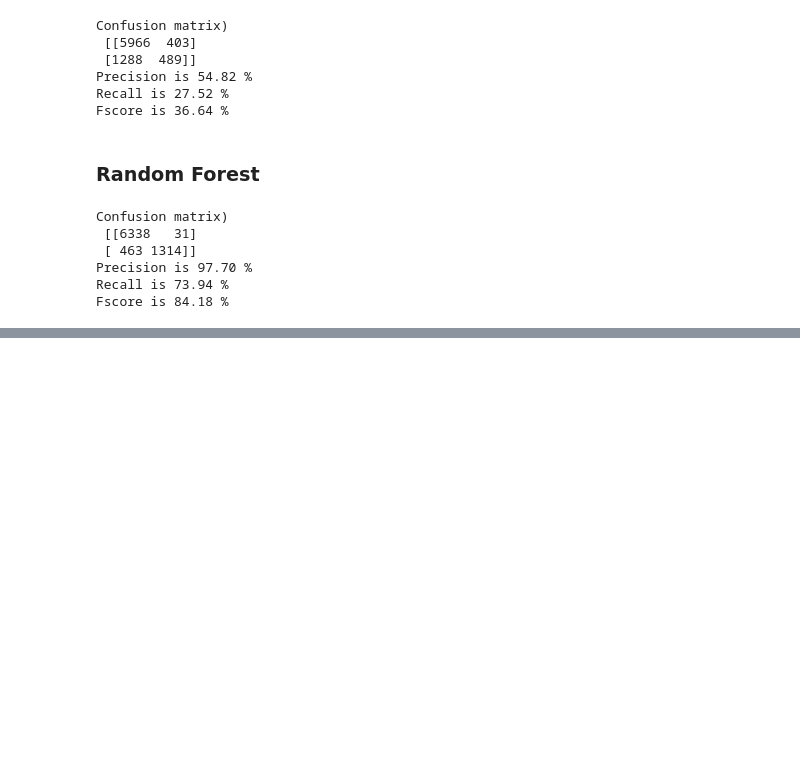
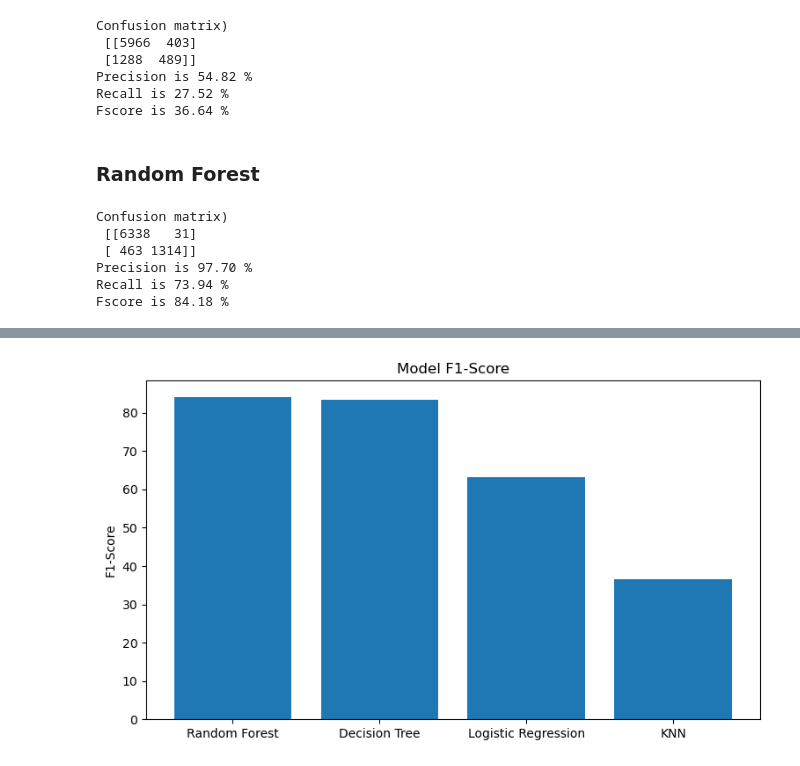
Before and after one commit to alex-yatseyko/team_project, a Jupyter notebook: project/notebooks/model_training.ipynb, the cells around one changed output, grey strips where cells are left out. Cells and saved outputs as stored; diff of their text form; code cells hidden in the pictures; blank space fills up the shorter version.

```diff
--- a/project/notebooks/model_training.ipynb
+++ b/project/notebooks/model_training.ipynb
@@ -163,0 +191,10 @@ F1-Score:
+# %%
+# F1-Score:
+
+plt.figure(figsize=(9,5))
+plt.bar(models, f1_score)
+plt.ylabel('F1-Score')
+plt.title('Model F1-Score')
+plt.show()
+# %% [output]
+[figure, added]
```
Also changed, not shown: parts of 3 cells of this notebook, 5 other files.
